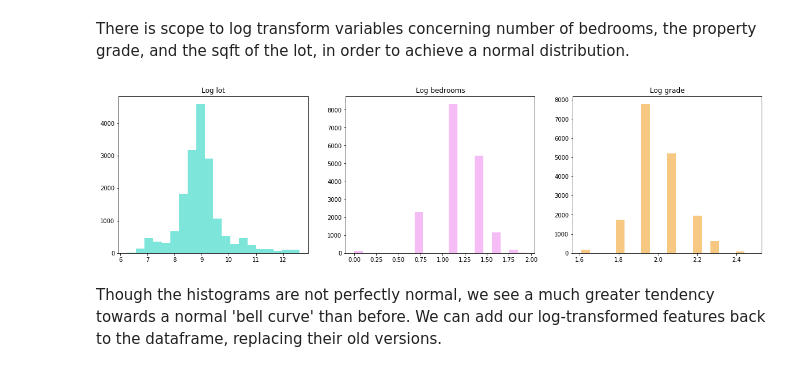
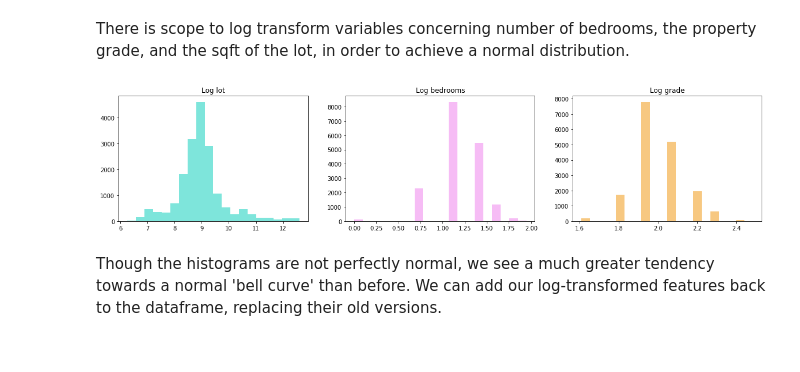
Before and after one commit to calbal91/dsc-v2-mod1-final-project-online-ds-pt-051319, a Jupyter notebook: student.ipynb, the cells around one changed output. Saved outputs shown, nothing was run; the diff lists cells and outputs as text; code cells hidden in the pictures.

```diff
--- a/student.ipynb
+++ b/student.ipynb
@@ -755,25 +755,25 @@ There is scope to log transform variables concerning number of bedrooms, the pro
 # %%
 log_lot = np.log(df['sqft_lot'])
 log_bed = np.log(df['bedrooms'])
 log_grade = np.log(df['grade'])
 
-fig = plt.figure(figsize = (20,5))
+fig = plt.figure(figsize = (20,4))
 
 ax1 = fig.add_subplot(131)
 ax1.hist(log_lot, color = CB91_Green, alpha = 0.7, bins = 20)
 ax1.set_title('Log lot')
 
 ax2 = fig.add_subplot(132)
 ax2.hist(log_bed, color = CB91_Pink, alpha = 0.7, bins = 20)
 ax2.set_title('Log bedrooms')
 
 ax3 = fig.add_subplot(133)
 ax3.hist(log_grade, color = CB91_Amber, alpha = 0.7, bins = 20)
 ax3.set_title('Log grade')
 
 plt.show()
 # %% [output]
-[figure, old version]
+[figure, new version]
 # %% [markdown]
 Though the histograms are not perfectly normal, we see a much greater tendency towards a normal 'bell curve' than before. We can add our log-transformed features back to the dataframe, replacing their old versions.
 # %%
```
Also changed, not shown: parts of 6 cells of this notebook.
